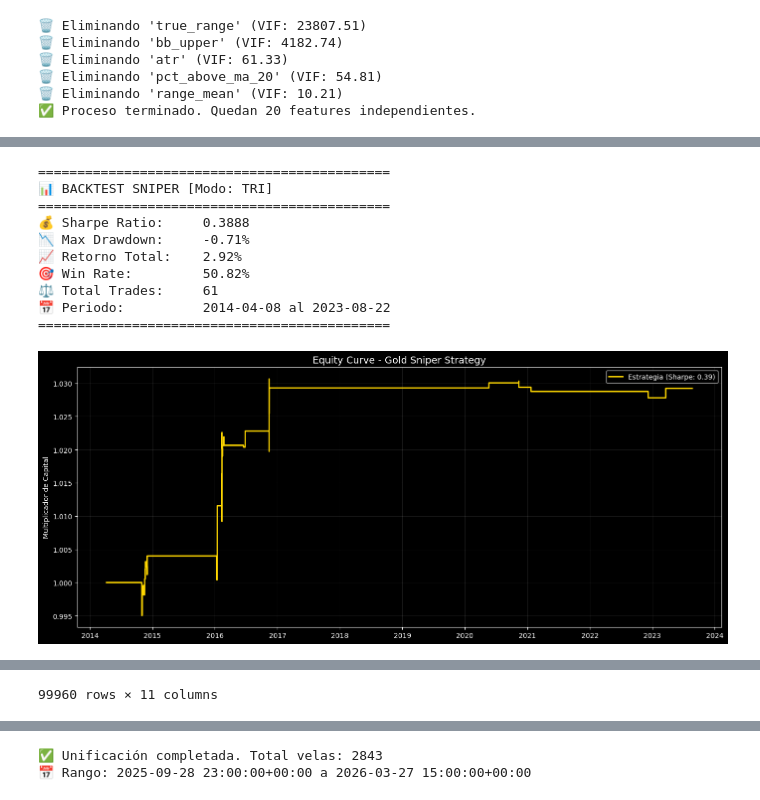
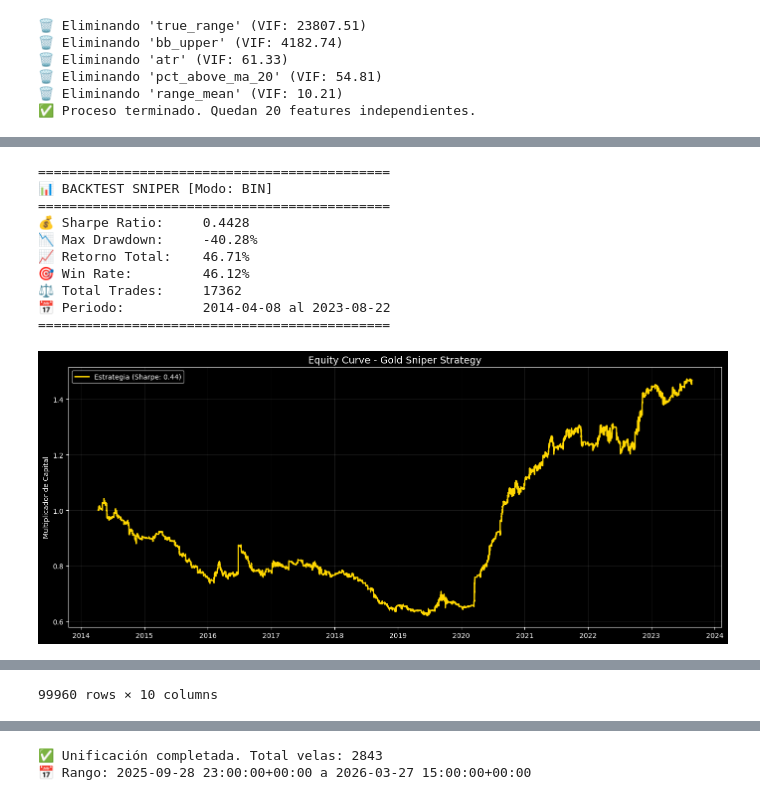
Before and after one commit to LijunZhou000/ML-Algorithmic-Trading, a Jupyter notebook: TradingBots/limipio/limpio.ipynb, the cells around one changed output, grey strips where cells are left out. Cells and saved outputs as stored; diff of their text form; code cells hidden in the pictures.

```diff
--- a/TradingBots/limipio/limpio.ipynb
+++ b/TradingBots/limipio/limpio.ipynb
@@ -12,0 +15,11 @@ import pywt
+# %%
+df = pd.read_csv('../Data/gc1min.txt')
+df.columns = df.columns.str.lower()
+df = df.rename(columns={
+    'vol': 'volume'
+})
+df['dtyyyymmdd'] = pd.to_datetime(df['dtyyyymmdd'], format='%Y%m%d')
+df['time'] = df['time'].astype(str).str.zfill(6)
+df['time'] = pd.to_datetime(df['time'], format='%H%M%S').dt.time
+df['datetime'] = pd.to_datetime(df['dtyyyymmdd'].astype(str) + ' ' + df['time'].astype(str))
+df = df.sort_values('datetime')
@@ -700,16 +828,16 @@ bt_triple = BacktestEngine(result_triple_second_with_close, tick_size=spec['tick
 # %%
 bt_bin = BacktestEngine(result_bin_second_with_close, tick_size=spec['tick_size'], candles_per_day=25*60/MINUTES)
 # %%
-bt_triple.run(conf_threshold=0.58, horizonte=2, sl_ticks=40)
+bt_bin.run(conf_threshold=0.60, horizonte=2, sl_ticks=40)
 # %% [output]
 =============================================
-📊 BACKTEST SNIPER [Modo: TRI]
+📊 BACKTEST SNIPER [Modo: BIN]
 =============================================
-💰 Sharpe Ratio:     0.3888
-📉 Max Drawdown:     -0.71%
-📈 Retorno Total:    2.92%
-🎯 Win Rate:         50.82%
-⚖️ Total Trades:     61
+💰 Sharpe Ratio:     0.4428
+📉 Max Drawdown:     -40.28%
+📈 Retorno Total:    46.71%
+🎯 Win Rate:         46.12%
+⚖️ Total Trades:     17362
 📅 Periodo:          2014-04-08 al 2023-08-22
 =============================================
-[figure, old version]
+[figure, new version]
@@ -728,2 +856,2 @@ bt_triple.run(conf_threshold=0.58, horizonte=2, sl_ticks=40)
-99960 rows × 11 columns
+99960 rows × 10 columns
 # %%
```
Also changed, not shown: parts of 22 cells of this notebook, 29 other files.
